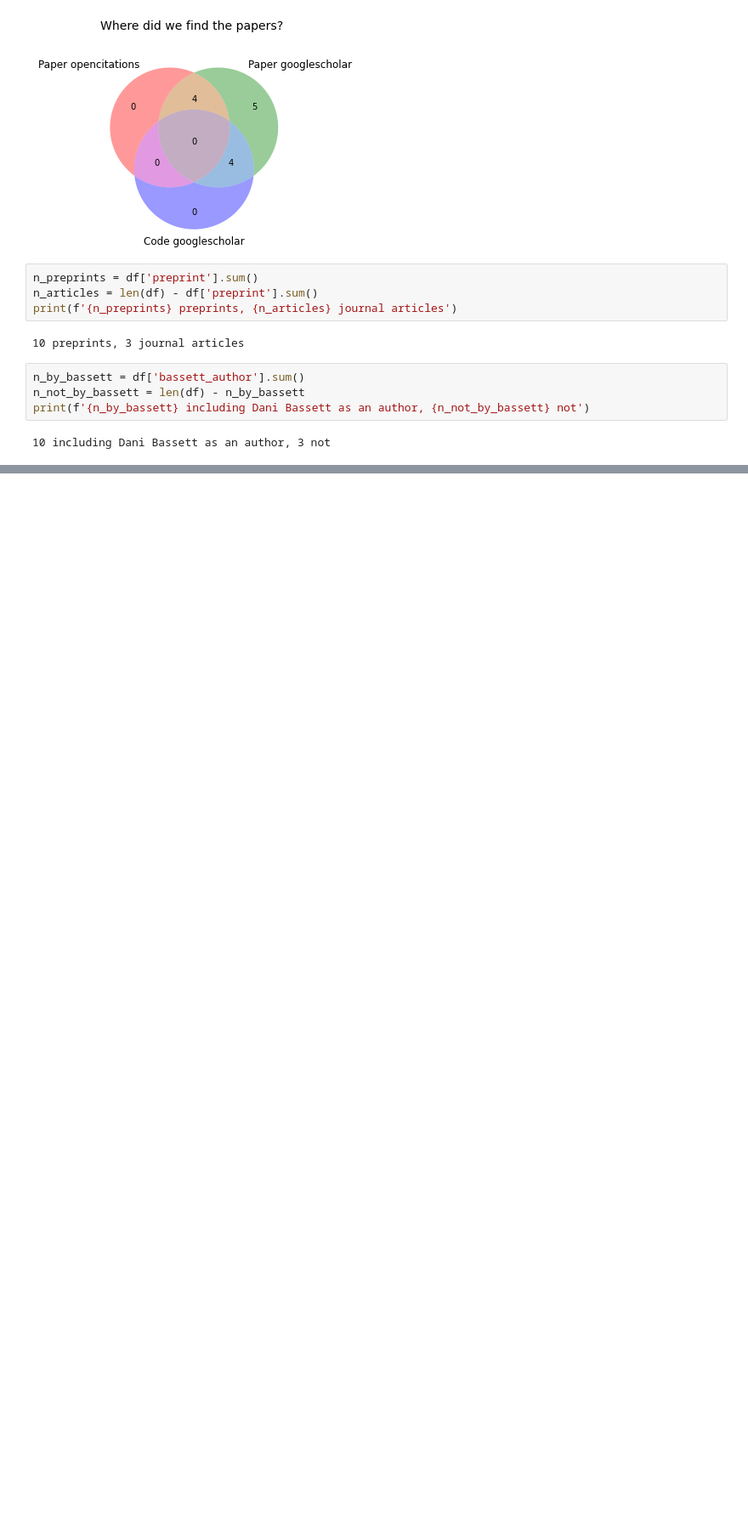
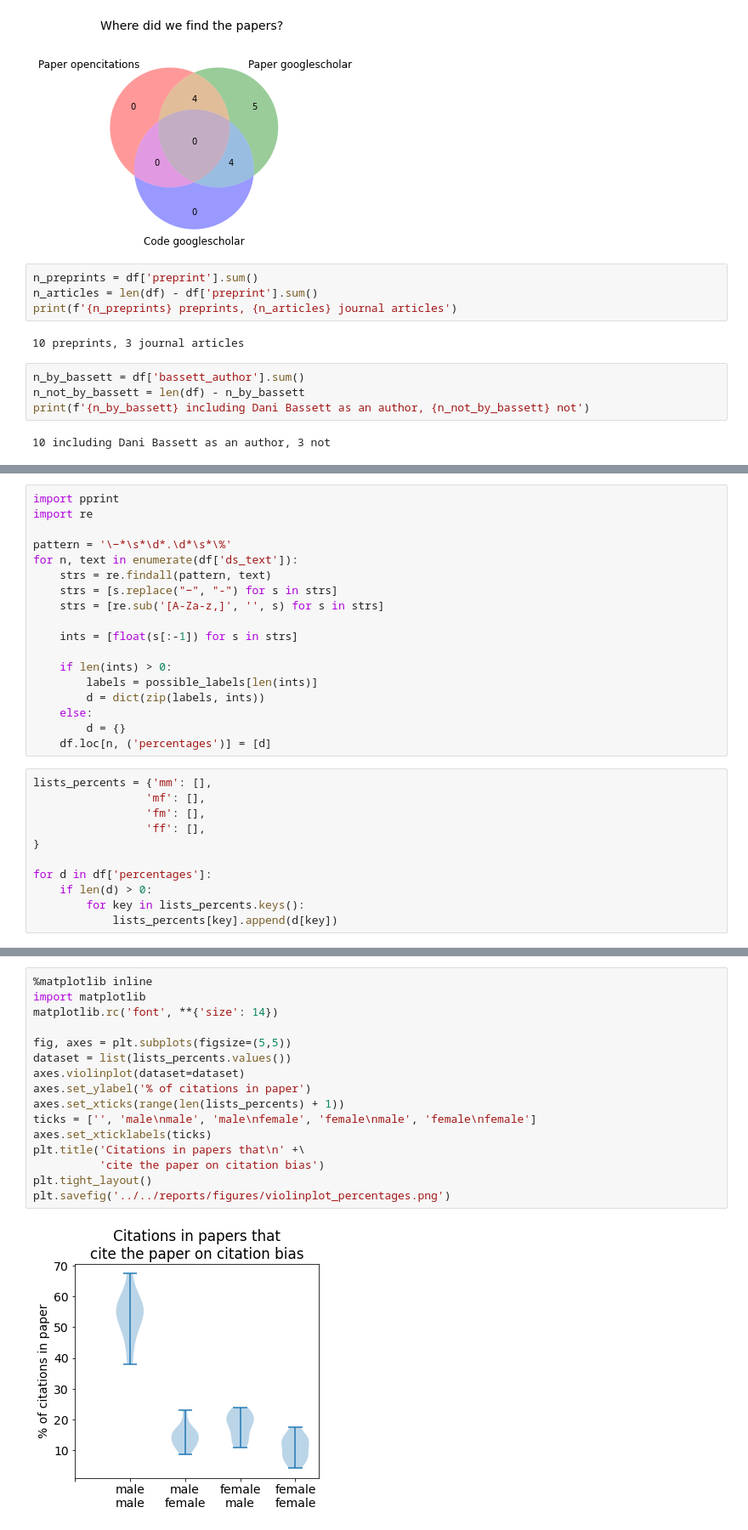
Before and after one commit to koudyk/cleanBibImpact, a Jupyter notebook: src/visualization/visualize_manual_data.ipynb, the cells around one changed output, grey strips where cells are left out. Shown: that part at 85% size. Saved outputs shown, nothing was run; the diff lists cells and outputs as text; blank space fills up the shorter version.

Commit message:
visualize the percentages of citations in each category

```diff
--- a/src/visualization/visualize_manual_data.ipynb
+++ b/src/visualization/visualize_manual_data.ipynb
@@ -81,0 +100,29 @@ print(f'{n_by_bassett} including Dani Bassett as an author, {n_not_by_bassett} n
+# %%
+import pprint
+import re
+
+pattern = '\−*\s*\d*.\d*\s*\%'
+for n, text in enumerate(df['ds_text']):
+    strs = re.findall(pattern, text)
+    strs = [s.replace("−", "-") for s in strs]
+    strs = [re.sub('[A-Za-z,]', '', s) for s in strs]
+
+    ints = [float(s[:-1]) for s in strs]
+
+    if len(ints) > 0:
+        labels = possible_labels[len(ints)]
+        d = dict(zip(labels, ints))
+    else:
+        d = {}
+    df.loc[n, ('percentages')] = [d]
+# %%
+lists_percents = {'mm': [],
+                 'mf': [],
+                 'fm': [],
+                 'ff': [],
+}
+
+for d in df['percentages']:
+    if len(d) > 0:
+        for key in lists_percents.keys():
+            lists_percents[key].append(d[key])
@@ -81,0 +131,18 @@ print(f'{n_by_bassett} including Dani Bassett as an author, {n_not_by_bassett} n
+# %%
+%matplotlib inline
+import matplotlib
+matplotlib.rc('font', **{'size': 14})
+
+fig, axes = plt.subplots(figsize=(5,5))
+dataset = list(lists_percents.values())
+axes.violinplot(dataset=dataset)
+axes.set_ylabel('% of citations in paper')
+axes.set_xticks(range(len(lists_percents) + 1))
+ticks = ['', 'male\nmale', 'male\nfemale', 'female\nmale', 'female\nfemale']
+axes.set_xticklabels(ticks)
+plt.title('Citations in papers that\n' +\
+          'cite the paper on citation bias')
+plt.tight_layout()
+plt.savefig('../../reports/figures/violinplot_percentages.png')
+# %% [output]
+[figure, added]
```
Also changed, not shown: parts of 4 cells of this notebook, 2 other files.
